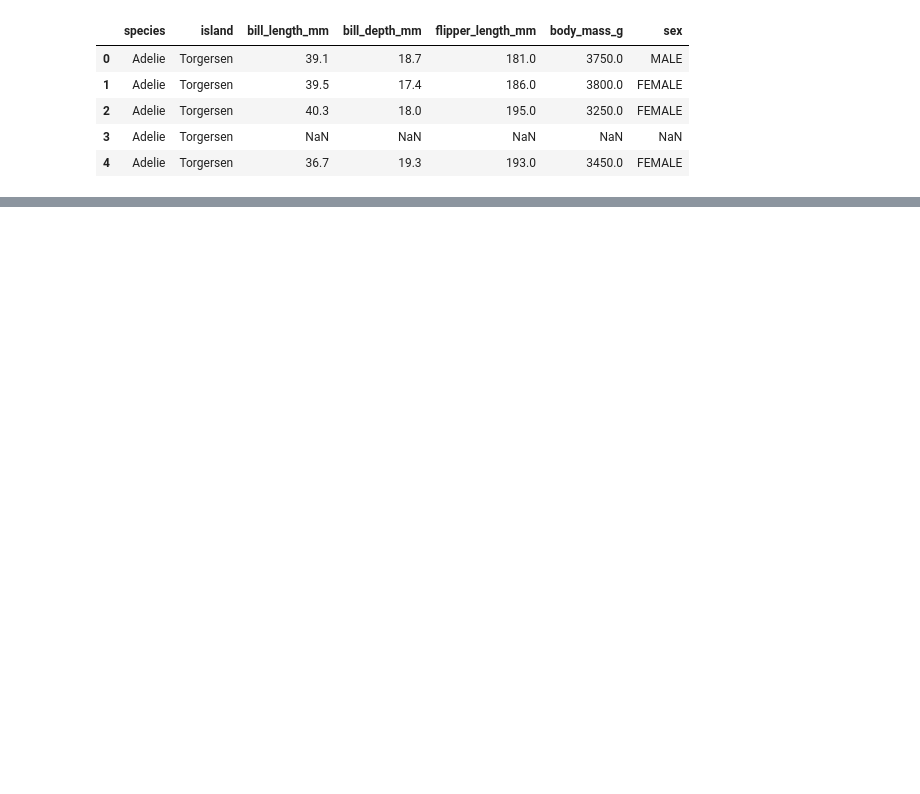
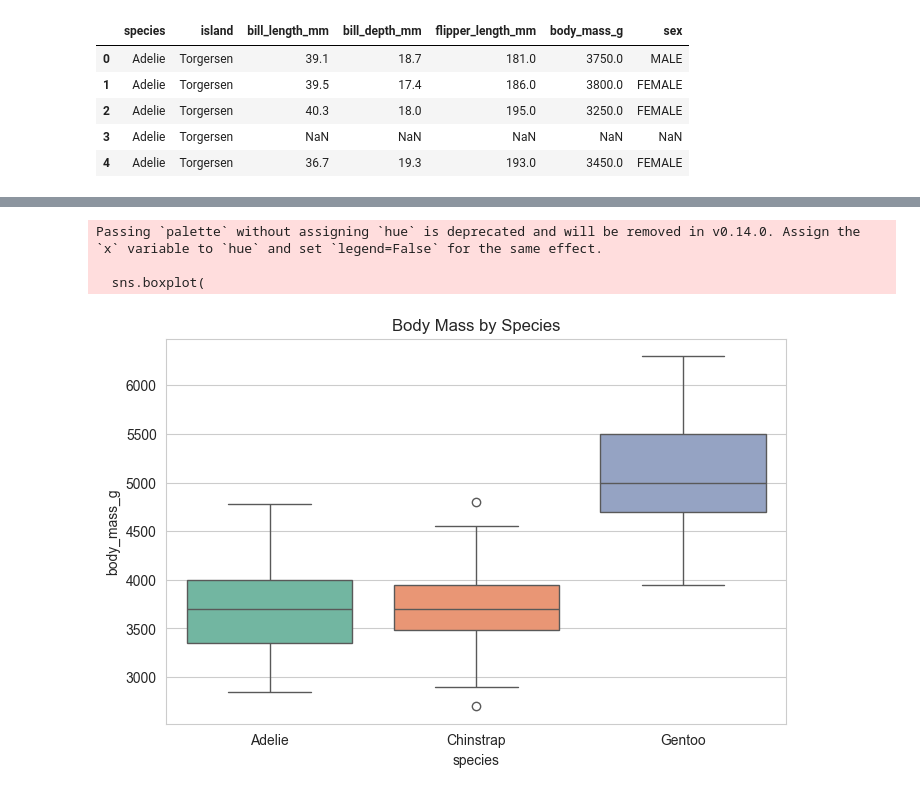
Before and after one commit to AbdulrahmanB-25/Understanding_Data_using_Statistics, a Jupyter notebook: Understanding_Data_using_Statistics.ipynb, the cells around one changed output, grey strips where cells are left out. Drawn from its saved outputs; the diff is of its cells as text; code cells hidden in the pictures; blank space fills up the shorter version.

```diff
--- a/Understanding_Data_using_Statistics.ipynb
+++ b/Understanding_Data_using_Statistics.ipynb
@@ -31,0 +96,22 @@ df.head()
+# %%
+# Create a figure with a specific size for better visibility
+plt.figure(figsize=(8,5))
+
+# Boxplot to compare body mass distribution between penguin species
+sns.boxplot(
+    data=df,          # dataset
+    x="species",      # categorical variable (penguin species)
+    y="body_mass_g",  # numeric variable (body mass in grams)
+    palette="Set2"    # color palette for better visualization
+)
+
+# Title of the plot
+plt.title("Body Mass by Species")
+
+# Display the plot
+plt.show()
+# %% [output]
+Passing `palette` without assigning `hue` is deprecated and will be removed in v0.14.0. Assign the `x` variable to `hue` and set `legend=False` for the same effect.
+
+  sns.boxplot(
+[figure, added]
```
Also changed, not shown: parts of 2 cells of this notebook.
